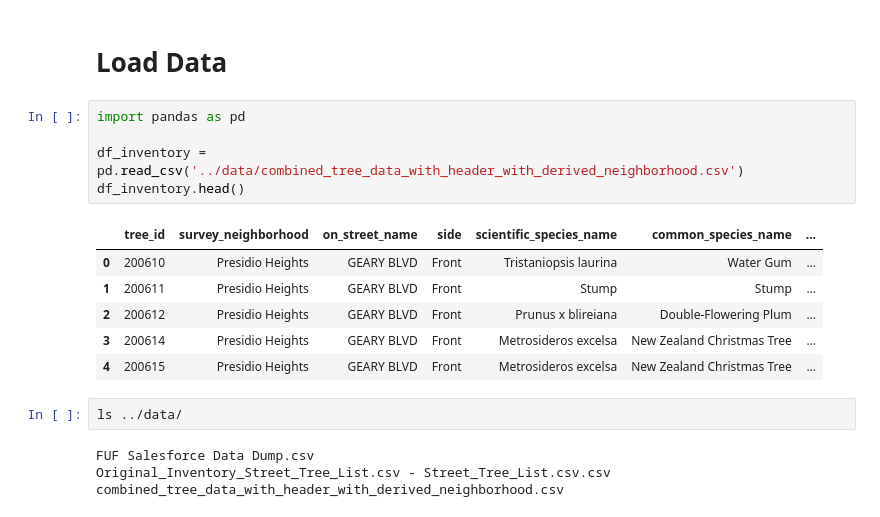
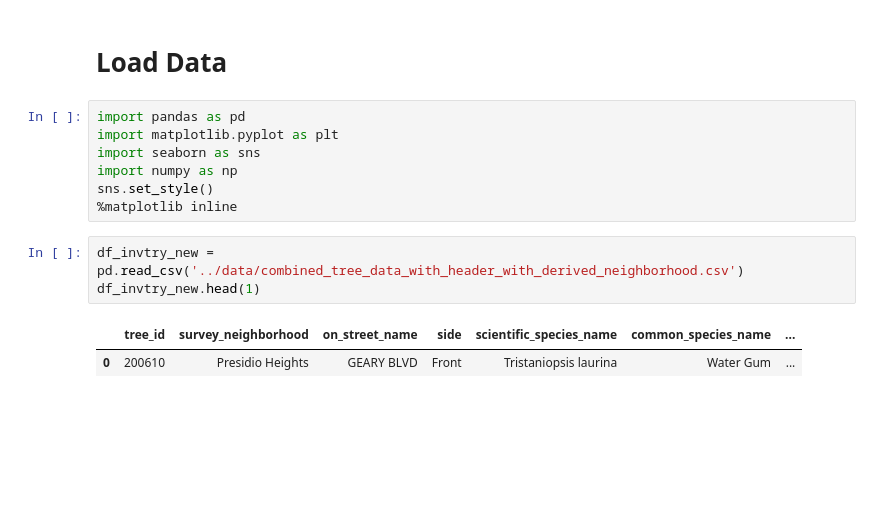
Before and after one commit to sfbrigade/datasci-urban-forest, a Jupyter notebook: model/spencer-exploration.ipynb, the cells around one changed output. Drawn from its saved outputs; the diff is of its cells as text; blank space fills up the shorter version.

```diff
--- a/model/spencer-exploration.ipynb
+++ b/model/spencer-exploration.ipynb
@@ -1,20 +1,15 @@
 # %% [markdown]
 # Load Data
+# %%
+import pandas as pd
+import matplotlib.pyplot as plt
+import seaborn as sns
+import numpy as np
+sns.set_style()
+%matplotlib inline
 # %%
-import pandas as pd
-
-df_inventory = pd.read_csv('../data/combined_tree_data_with_header_with_derived_neighborhood.csv')
-df_inventory.head()
+df_invtry_new = pd.read_csv('../data/combined_tree_data_with_header_with_derived_neighborhood.csv')
+df_invtry_new.head(1)
 # %% [output]
 |  | tree_id | survey_neighborhood | on_street_name | side | scientific_species_name | common_species_name | ... |
 | 0 | 200610 | Presidio Heights | GEARY BLVD | Front | Tristaniopsis laurina | Water Gum | ... |
-| 1 | 200611 | Presidio Heights | GEARY BLVD | Front | Stump | Stump | ... |
-| 2 | 200612 | Presidio Heights | GEARY BLVD | Front | Prunus x blireiana | Double-Flowering Plum | ... |
-| 3 | 200614 | Presidio Heights | GEARY BLVD | Front | Metrosideros excelsa | New Zealand Christmas Tree | ... |
-| 4 | 200615 | Presidio Heights | GEARY BLVD | Front | Metrosideros excelsa | New Zealand Christmas Tree | ... |
-# %%
-ls ../data/
-# %% [output]
-FUF Salesforce Data Dump.csv
-Original_Inventory_Street_Tree_List.csv - Street_Tree_List.csv.csv
-combined_tree_data_with_header_with_derived_neighborhood.csv
```
Also changed, not shown: parts of 36 cells of this notebook.
